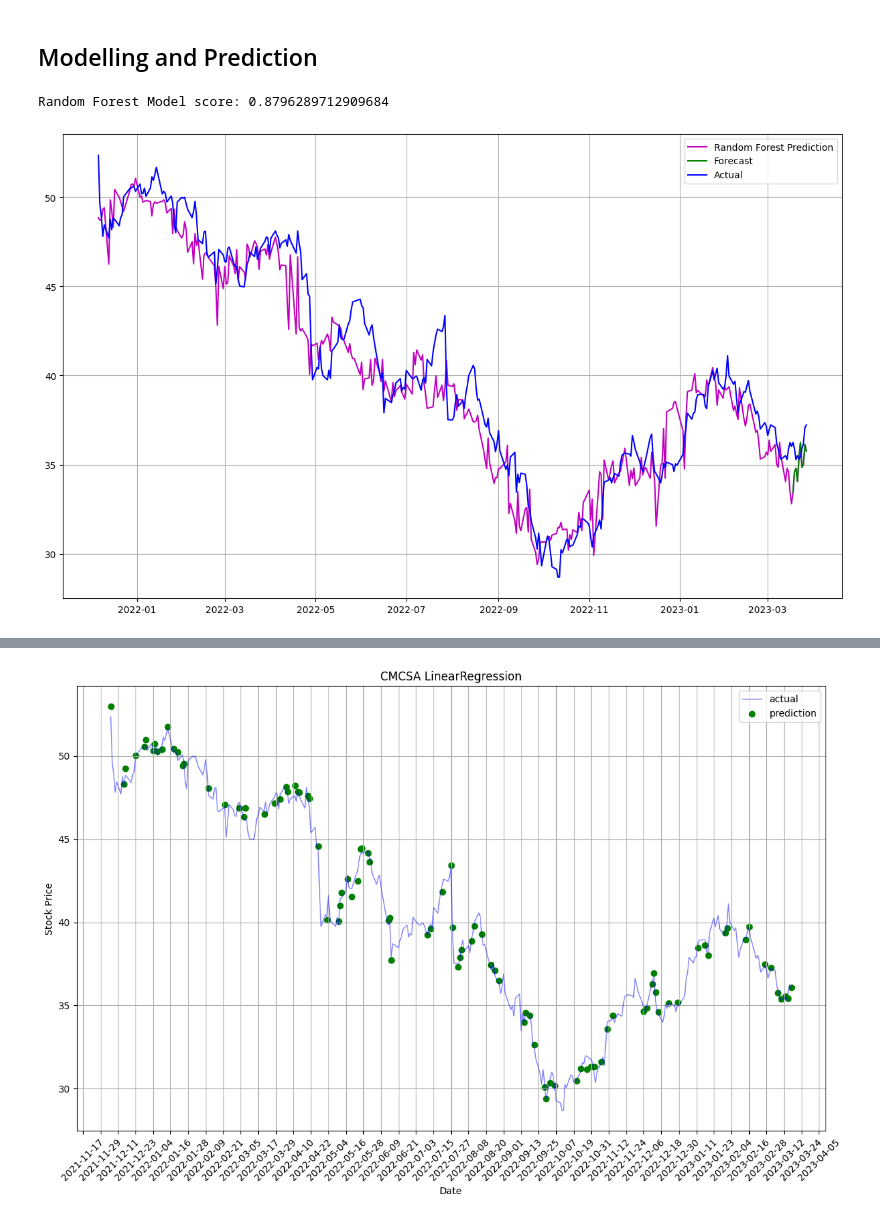
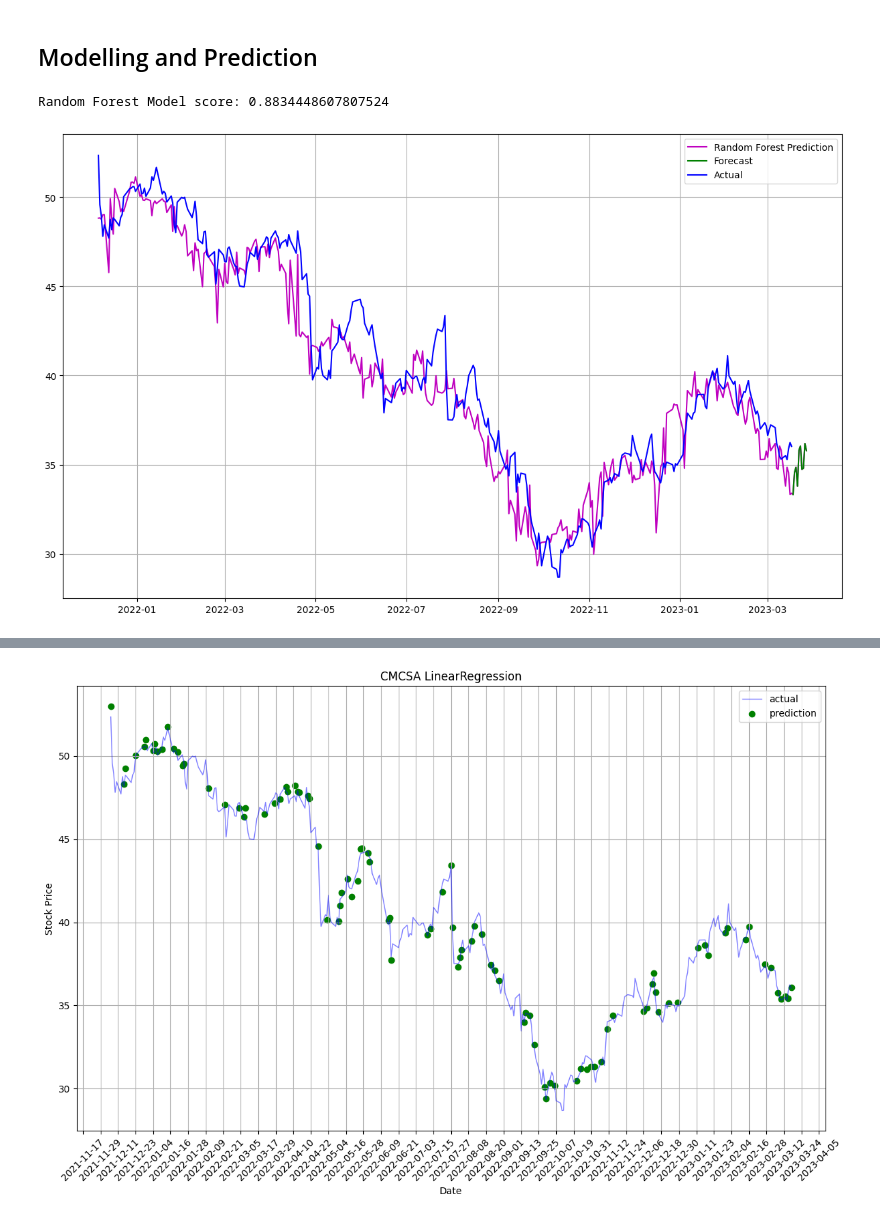
Before and after one commit to geoffpatton/dsci-521-project, a Jupyter notebook: final_project_impl.ipynb, the cells around one changed output, grey strips where cells are left out. Drawn from its saved outputs; the diff is of its cells as text; code cells hidden in the pictures.

```diff
--- a/final_project_impl.ipynb
+++ b/final_project_impl.ipynb
@@ -220,36 +220,36 @@ y = y[:-predict_days*2]
 
 X_train, X_test, y_train_labels, y_test_labels = train_test_split(X,  y, train_size=0.75, test_size=0.25, random_state=0)
 
 forest_model = RandomForestRegressor()
 forest_model.fit(X_train, y_train_labels)
 
 forest_model_score = forest_model.score(X_test, y_test_labels)
 print('Random Forest Model score:', forest_model_score)
 
 X_predict = np.array(comcast_forest_regressor_df.drop('prediction', axis=1))[-predict_days:]
 
 linear_model_predict_prediction = forest_model.predict(X_predict)
 linear_model_real_prediction = forest_model.predict(np.array(comcast_forest_regressor_df.drop('prediction', axis=1)))
 
 predicted_dates = []
 recent_date = comcast_forest_regressor_df.index.max()
 display_at = recent_date
 
 for i in range(predict_days):
     recent_date += timedelta(days=1)
     predicted_dates.append(recent_date)
 
 
 plt.figure(figsize=(15, 9))
 plt.plot(comcast_forest_regressor_df.index[0:], linear_model_real_prediction[0:], label='Random Forest Prediction', color='m')
 plt.plot(comcast_forest_regressor_df.index[-predict_days:], linear_model_predict_prediction, label='Forecast', color='green')
-plt.plot(comcast_forest_regressor_df.index[0:], comcast_forest_regressor_df['close'][0:], label='Actual', color='b')
+plt.plot(comcast_forest_regressor_df.index[0:-predict_days], comcast_forest_regressor_df['close'][0:-predict_days], label='Actual', color='b')
 plt.legend()
 plt.grid()
 plt.show()
 # %% [output]
-Random Forest Model score: 0.8796289712909684
+Random Forest Model score: 0.8834448607807524
-[figure, old version]
+[figure, new version]
 # %%
 # Support Methods to plot graphs and calculate metrics
 
```
Also changed, not shown: parts of 1 cell of this notebook.
